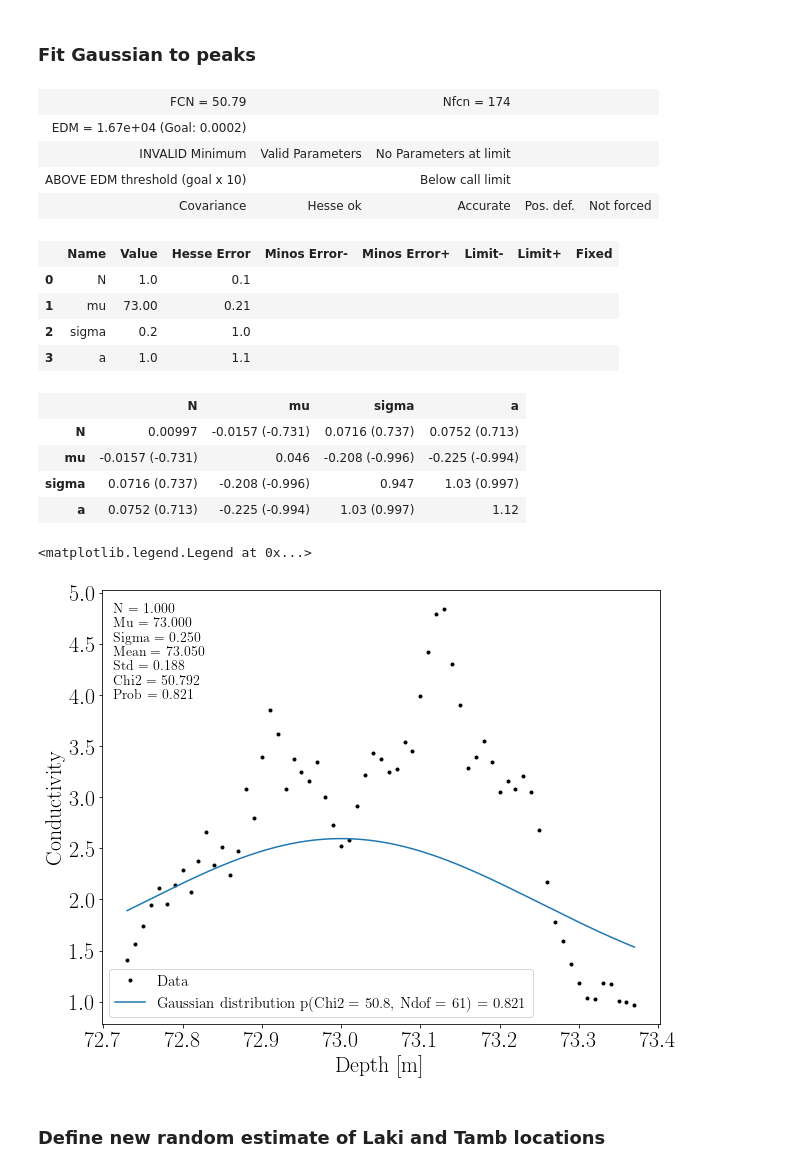
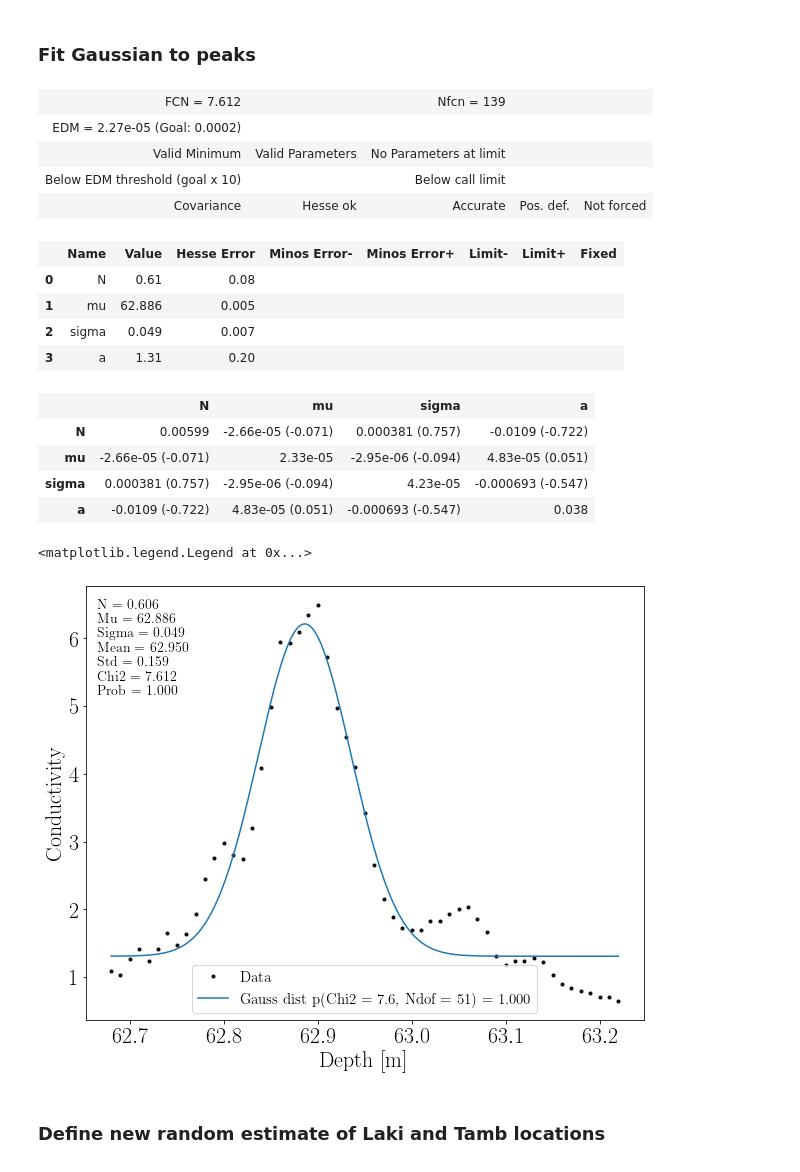
Before and after one commit to TheaQG/AWI_Bcores_Analysis, a Jupyter notebook: SensitivityTesting.ipynb, the cells around one changed output. Saved outputs shown, nothing was run; the diff lists cells and outputs as text; code cells hidden in the pictures.

```diff
--- a/SensitivityTesting.ipynb
+++ b/SensitivityTesting.ipynb
@@ -59,7 +53,7 @@ KeyboardInterrupt:
 
 ### Define data
 # %%
-site = 'SiteA'
+site = 'SiteE'
 N_InInt = 33
 
 CoresSpecs = pd.read_csv('/home/thea/Documents/KUFysik/MesterTesen/Data/CoreSpecs.txt', ',')
@@ -190,28 +184,28 @@ from external_functions import nice_string_output, add_text_to_ax # useful funct
 def func_gaussian(x, N, mu, sigma, a):
     return N * norm.pdf(x, mu, sigma) + a
 # %%
-x = depth_ECM_Tamb_Fit
-y = ECM_Tamb_Fit
+x = depth_ECM_Laki_Fit
+y = ECM_Laki_Fit
 # %%
 chi2_gaussian = Chi2Regression(func_gaussian, x, y)
-minuit_gaussian = Minuit(chi2_gaussian, N=1, mu=73., sigma=0.25, a = 1)
+minuit_gaussian = Minuit(chi2_gaussian, N=1, mu=62.9, sigma=0.25, a = 1)
 minuit_gaussian.migrad()
 # %% [output]
-| FCN = 50.79 |  | Nfcn = 174 |  |  |
-| EDM = 1.67e+04 (Goal: 0.0002) |  |  |  |  |
-| INVALID Minimum | Valid Parameters | No Parameters at limit |  |  |
-| ABOVE EDM threshold (goal x 10) |  | Below call limit |  |  |
+| FCN = 7.612 |  | Nfcn = 139 |  |  |
+| EDM = 2.27e-05 (Goal: 0.0002) |  |  |  |  |
+| Valid Minimum | Valid Parameters | No Parameters at limit |  |  |
+| Below EDM threshold (goal x 10) |  | Below call limit |  |  |
 | Covariance | Hesse ok | Accurate | Pos. def. | Not forced |
 |  | Name | Value | Hesse Error | Minos Error- | Minos Error+ | Limit- | Limit+ | Fixed |
-| 0 | N | 1.0 | 0.1 |  |  |  |  |  |
-| 1 | mu | 73.00 | 0.21 |  |  |  |  |  |
-| 2 | sigma | 0.2 | 1.0 |  |  |  |  |  |
-| 3 | a | 1.0 | 1.1 |  |  |  |  |  |
+| 0 | N | 0.61 | 0.08 |  |  |  |  |  |
+| 1 | mu | 62.886 | 0.005 |  |  |  |  |  |
+| 2 | sigma | 0.049 | 0.007 |  |  |  |  |  |
+| 3 | a | 1.31 | 0.20 |  |  |  |  |  |
 |  | N | mu | sigma | a |
-| N | 0.00997 | -0.0157 (-0.731) | 0.0716 (0.737) | 0.0752 (0.713) |
-| mu | -0.0157 (-0.731) | 0.046 | -0.208 (-0.996) | -0.225 (-0.994) |
-| sigma | 0.0716 (0.737) | -0.208 (-0.996) | 0.947 | 1.03 (0.997) |
-| a | 0.0752 (0.713) | -0.225 (-0.994) | 1.03 (0.997) | 1.12 |
+| N | 0.00599 | -2.66e-05 (-0.071) | 0.000381 (0.757) | -0.0109 (-0.722) |
+| mu | -2.66e-05 (-0.071) | 2.33e-05 | -2.95e-06 (-0.094) | 4.83e-05 (0.051) |
+| sigma | 0.000381 (0.757) | -2.95e-06 (-0.094) | 4.23e-05 | -0.000693 (-0.547) |
+| a | -0.0109 (-0.722) | 4.83e-05 (0.051) | -0.000693 (-0.547) | 0.038 |
 # %%
 vals = minuit_gaussian.values
 
@@ -220,29 +214,29 @@ Prob_gau = stats.chi2.sf(minuit_gaussian.fval, Ndof_gau)
 # %%
 xs = np.linspace(min(x), max(x), 10000)
 ys = func_gaussian(xs, vals[0], vals[1], vals[2], vals[3])
 
 
 fig, ax = plt.subplots(figsize=(10,8))
 ax.plot(x, y,'.', c='k', label='Data')
 ax.set(xlabel='Depth [m]', ylabel='Conductivity')
-ax.plot(xs, ys, '-', label = f'Gaussian distribution p(Chi2 = {minuit_gaussian.fval:.1f}, Ndof = {Ndof_gau:d}) = {Prob_gau:.3f}')
+ax.plot(xs, ys, '-', label = f'Gauss dist p(Chi2 = {minuit_gaussian.fval:.1f}, Ndof = {Ndof_gau:d}) = {Prob_gau:.3f}')
 
 d = {'N = ': minuit_gaussian.values['N'],
      'Mu = ': minuit_gaussian.values['mu'],
      'Sigma = ': minuit_gaussian.values['sigma'],
      'Mean = ': np.mean(x),
      'Std = ': np.std(x),
      'Chi2 = ': minuit_gaussian.fval,
      'Prob = ': Prob_gau,
     }
 
 text = nice_string_output(d, extra_spacing=2, decimals=3)
 add_text_to_ax(0.02, 0.97, text, ax, fontsize=14)
 
 ax.legend(fontsize=15)
 # %% [output]
 <matplotlib.legend.Legend at 0x...>
-[figure, old version]
+[figure, new version]
 # %% [markdown]
 ### Define new random estimate of Laki and Tamb locations
 # %%
```
Also changed, not shown: parts of 3 cells of this notebook, 1 other file.
